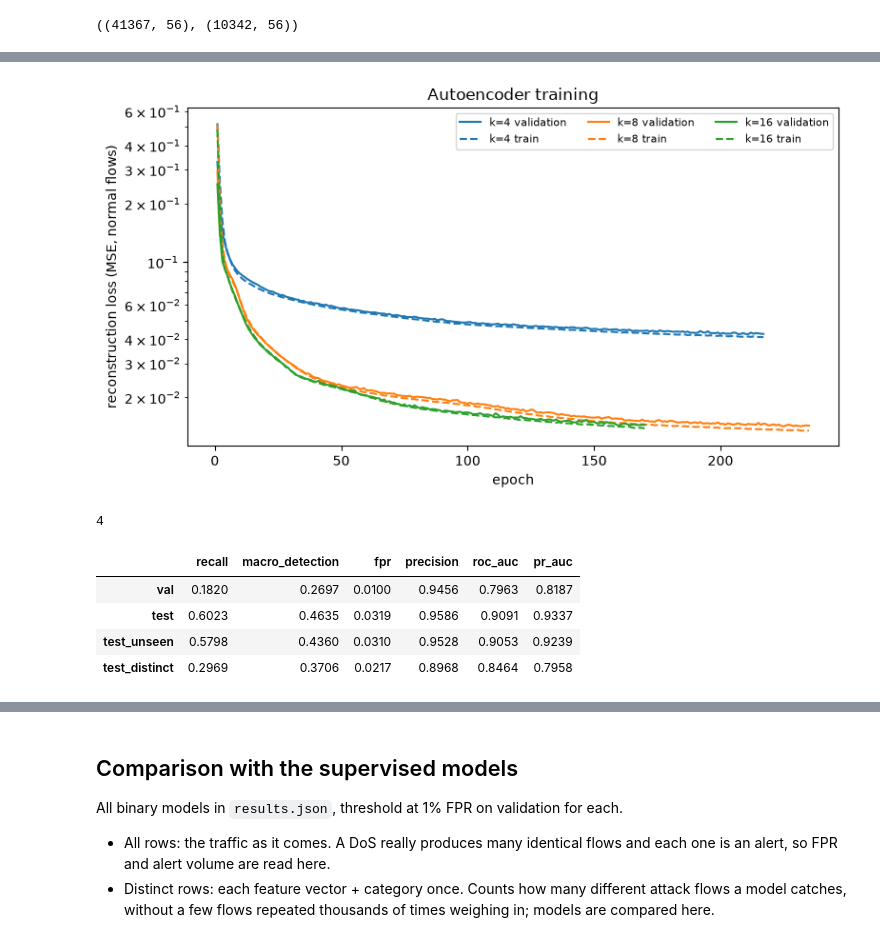
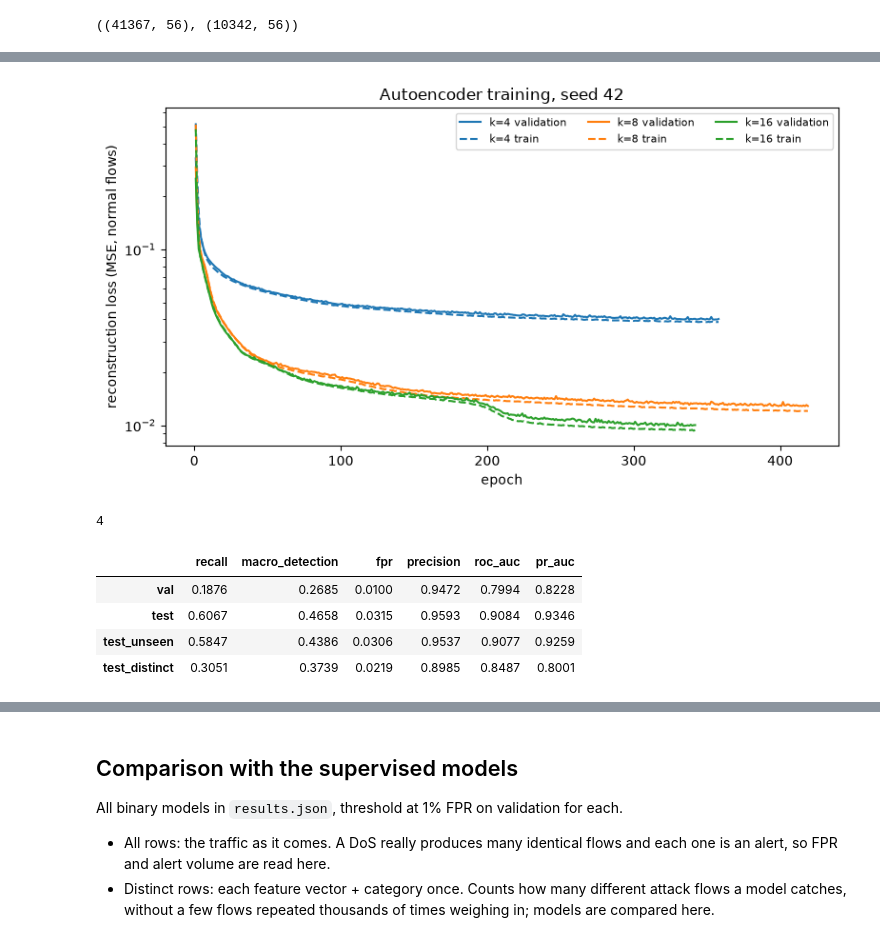
Before and after one commit to ZiGabiZi/Anomaly-detection-in-Network-traffic-using-ML, a Jupyter notebook: notebooks/03_anomaly.ipynb, the cells around one changed output, grey strips where cells are left out. Saved outputs shown, nothing was run; the diff lists cells and outputs as text; code cells hidden in the pictures.

```diff
--- a/notebooks/03_anomaly.ipynb
+++ b/notebooks/03_anomaly.ipynb
@@ -201,0 +216,3 @@ pd.DataFrame({
+# %%
+ae_summary = ae_runs[["val loss (normal)", "val pAUC", "val ROC-AUC"]].groupby("bottleneck").agg(["mean", "std"])
+ae_summary.round(4)
@@ -202,22 +226,26 @@ pd.DataFrame({
 # %%
-best_k = max(autoencoders, key=lambda k: autoencoders[k]["val_pauc"])
-ae = autoencoders[best_k]
+pauc_mean = ae_summary[("val pAUC", "mean")]
+top = pauc_mean.idxmax()
+# smallest bottleneck within one standard deviation of the best mean
+best_k = min(k for k, m in pauc_mean.items() if m >= pauc_mean[top] - ae_summary.loc[top, ("val pAUC", "std")])
+ae = next(r for r in autoencoders[best_k] if r["seed"] == 42)
 
 fig, ax = plt.subplots(figsize=(8, 4.5))
-for k, a in autoencoders.items():
-    line, = ax.plot(a["history"].index, a["history"]["val_loss"], label=f"k={k} validation")
-    ax.plot(a["history"].index, a["history"]["train_loss"], linestyle="--", color=line.get_color(), label=f"k={k} train")
+for k, runs in autoencoders.items():
+    h = next(r for r in runs if r["seed"] == 42)["history"]
+    line, = ax.plot(h.index, h["val_loss"], label=f"k={k} validation")
+    ax.plot(h.index, h["train_loss"], linestyle="--", color=line.get_color(), label=f"k={k} train")
 ax.set_yscale("log")
 ax.set_xlabel("epoch")
 ax.set_ylabel("reconstruction loss (MSE, normal flows)")
-ax.set_title("Autoencoder training")
+ax.set_title("Autoencoder training, seed 42")
 ax.legend(ncol=3, fontsize=8)
 fig.tight_layout()
 fig.savefig(FIGURES_DIR / "autoencoder_loss.png", dpi=120)
 plt.show()
 best_k
 # %% [output]
-[figure, old version]
+[figure, new version]
 4
 # %%
 s_val_ae = reconstruction_error(ae["model"], Z_val)
@@ -231,7 +259,7 @@ ae_metrics = {
 ae_params = {
     "threshold_mode": "fpr", "max_fpr": MAX_FPR,
     "n_features": Z_normal.shape[1], "hidden": [32, 16], "bottleneck": best_k,
-    "epochs": int(ae["history"]["val_loss"].idxmin()), "batch_size": 256, "lr": 1e-3, "patience": 10, "seed": 42,
+    "epochs": ae["best epoch"], "batch_size": 256, "lr": 1e-3, "patience": 20, "seed": 42, "seeds_compared": SEEDS,
 }
 save_result("Autoencoder", "binary", ae_metrics, ae_params)
 save_autoencoder(ae["model"], pre, ae_threshold)
@@ -239,10 +267,10 @@ save_autoencoder(ae["model"], pre, ae_threshold)
 pd.DataFrame({k: {m: v[m] for m in ["recall", "macro_detection", "fpr", "precision", "roc_auc", "pr_auc"]} for k, v in ae_metrics.items()}).T.round(4)
 # %% [output]
 |  | recall | macro_detection | fpr | precision | roc_auc | pr_auc |
-| val | 0.1820 | 0.2697 | 0.0100 | 0.9456 | 0.7963 | 0.8187 |
-| test | 0.6023 | 0.4635 | 0.0319 | 0.9586 | 0.9091 | 0.9337 |
-| test_unseen | 0.5798 | 0.4360 | 0.0310 | 0.9528 | 0.9053 | 0.9239 |
-| test_distinct | 0.2969 | 0.3706 | 0.0217 | 0.8968 | 0.8464 | 0.7958 |
+| val | 0.1876 | 0.2685 | 0.0100 | 0.9472 | 0.7994 | 0.8228 |
+| test | 0.6067 | 0.4658 | 0.0315 | 0.9593 | 0.9084 | 0.9346 |
+| test_unseen | 0.5847 | 0.4386 | 0.0306 | 0.9537 | 0.9077 | 0.9259 |
+| test_distinct | 0.3051 | 0.3739 | 0.0219 | 0.8985 | 0.8487 | 0.8001 |
 # %%
 pd.DataFrame({
     "validation": pd.Series(s_val_ae[(y_val == 0).to_numpy()]).quantile([0.5, 0.9, 0.95, 0.99]),
```
Also changed, not shown: parts of 14 cells of this notebook, 10 other files.
